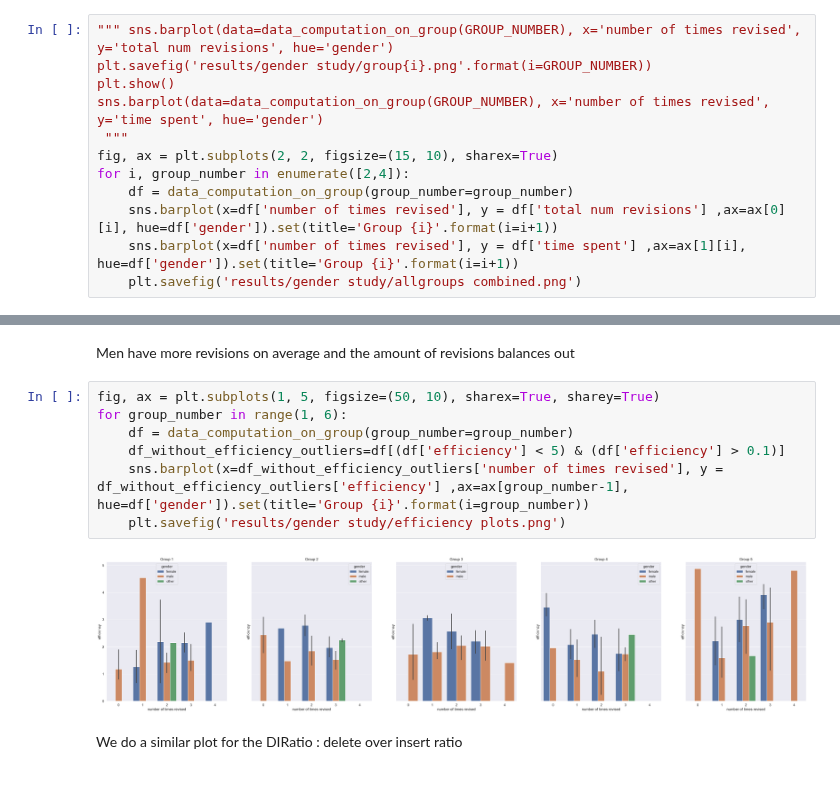
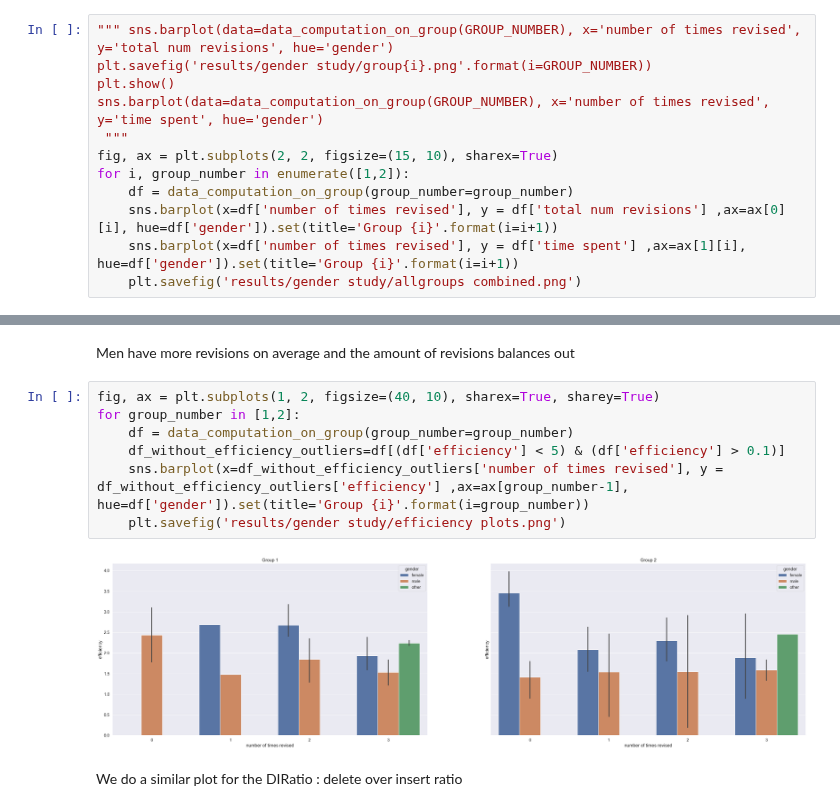
Before and after one commit to lucamouchel/Understanding-Revision-Behavior, a Jupyter notebook: GroupComparison.ipynb, the cells around one changed output, grey strips where cells are left out. Cells and saved outputs as stored; diff of their text form; blank space fills up the shorter version.

Commit message:
male vs female comparison adpated to the 2 groups

```diff
--- a/GroupComparison.ipynb
+++ b/GroupComparison.ipynb
@@ -69,7 +82,7 @@ plt.show()
 sns.barplot(data=data_computation_on_group(GROUP_NUMBER), x='number of times revised', y='time spent', hue='gender')
  """
 fig, ax = plt.subplots(2, 2, figsize=(15, 10), sharex=True)
-for i, group_number in enumerate([2,4]):
+for i, group_number in enumerate([1,2]):
     df = data_computation_on_group(group_number=group_number)
     sns.barplot(x=df['number of times revised'], y = df['total num revisions'] ,ax=ax[0][i], hue=df['gender']).set(title='Group {i}'.format(i=i+1))
     sns.barplot(x=df['number of times revised'], y = df['time spent'] ,ax=ax[1][i], hue=df['gender']).set(title='Group {i}'.format(i=i+1))
@@ -81,14 +94,14 @@ for i, group_number in enumerate([2,4]):
 # %% [markdown]
 Men have more revisions on average and the amount of revisions balances out
 # %%
-fig, ax = plt.subplots(1, 5, figsize=(50, 10), sharex=True, sharey=True)
-for group_number in range(1, 6):
+fig, ax = plt.subplots(1, 2, figsize=(40, 10), sharex=True, sharey=True)
+for group_number in [1,2]:
     df = data_computation_on_group(group_number=group_number)
     df_without_efficiency_outliers=df[(df['efficiency'] < 5) & (df['efficiency'] > 0.1)]
     sns.barplot(x=df_without_efficiency_outliers['number of times revised'], y = df_without_efficiency_outliers['efficiency'] ,ax=ax[group_number-1], hue=df['gender']).set(title='Group {i}'.format(i=group_number))
     plt.savefig('results/gender study/efficiency plots.png')
 # %% [output]
-[figure, old version]
+[figure, new version]
 # %% [markdown]
 We do a similar plot for the DIRatio : delete over insert ratio
 # %%
```
Also changed, not shown: parts of 3 cells of this notebook, 4 other files.
